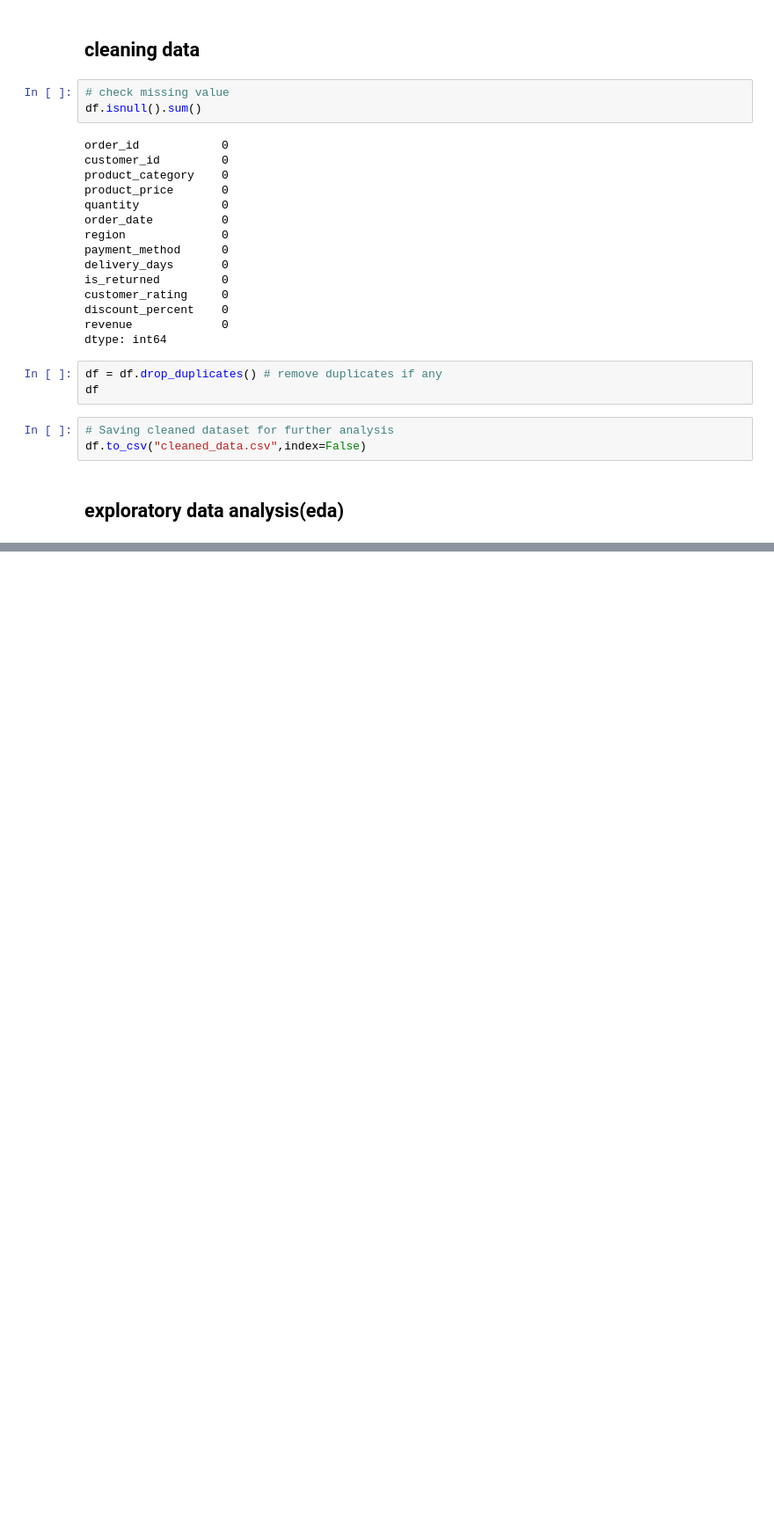
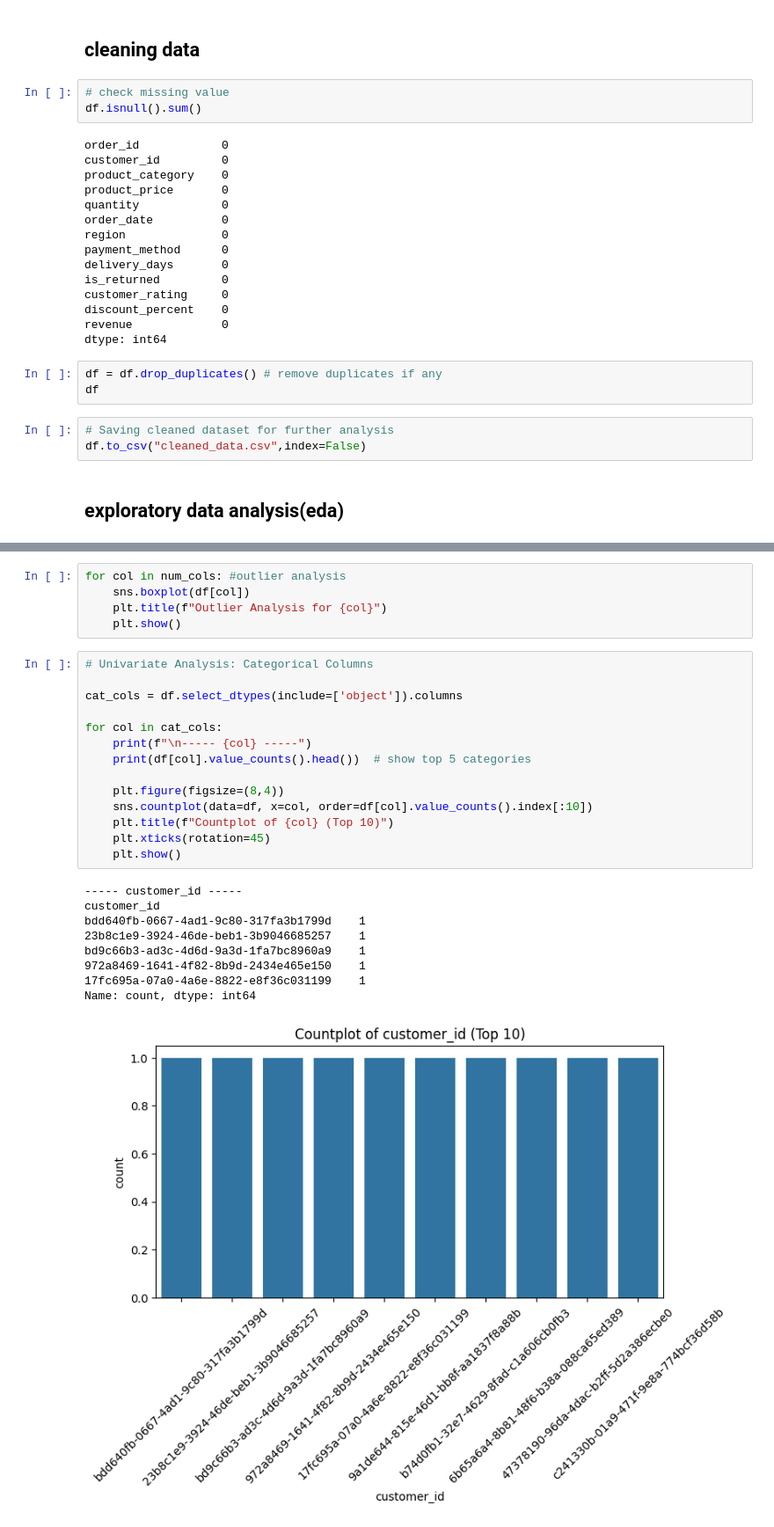
Before and after one commit to priyaa-pt/E-Commerce-Revenue-Optimization-Engine, a Jupyter notebook: notebooks/data_exploration.ipynb, the cells around one changed output, grey strips where cells are left out. Shown at 88% size. Cells and saved outputs as stored; diff of their text form; blank space fills up the shorter version.

Commit message:
updated notebooks/data_exploration.ipynb 3/12

```diff
--- a/notebooks/data_exploration.ipynb
+++ b/notebooks/data_exploration.ipynb
@@ -114,0 +187,29 @@ df.to_csv("cleaned_data.csv",index=False)
+# %%
+for col in num_cols: #outlier analysis
+    sns.boxplot(df[col])
+    plt.title(f"Outlier Analysis for {col}")
+    plt.show()
+# %%
+# Univariate Analysis: Categorical Columns
+
+cat_cols = df.select_dtypes(include=['object']).columns
+
+for col in cat_cols:
+    print(f"\n----- {col} -----")
+    print(df[col].value_counts().head())  # show top 5 categories
+
+    plt.figure(figsize=(8,4))
+    sns.countplot(data=df, x=col, order=df[col].value_counts().index[:10])
+    plt.title(f"Countplot of {col} (Top 10)")
+    plt.xticks(rotation=45)
+    plt.show()
+# %% [output]
+----- customer_id -----
+customer_id
+bdd640fb-0667-4ad1-9c80-317fa3b1799d    1
+23b8c1e9-3924-46de-beb1-3b9046685257    1
+bd9c66b3-ad3c-4d6d-9a3d-1fa7bc8960a9    1
+972a8469-1641-4f82-8b9d-2434e465e150    1
+17fc695a-07a0-4a6e-8822-e8f36c031199    1
+Name: count, dtype: int64
+[figure, added]
```
Also changed, not shown: parts of 8 cells of this notebook.
